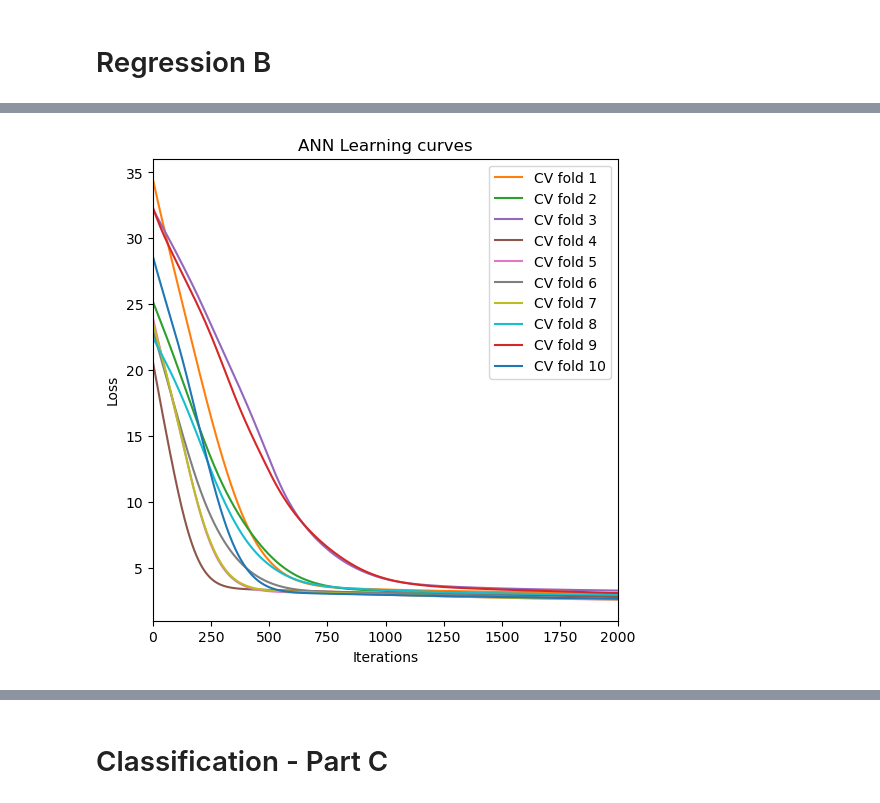
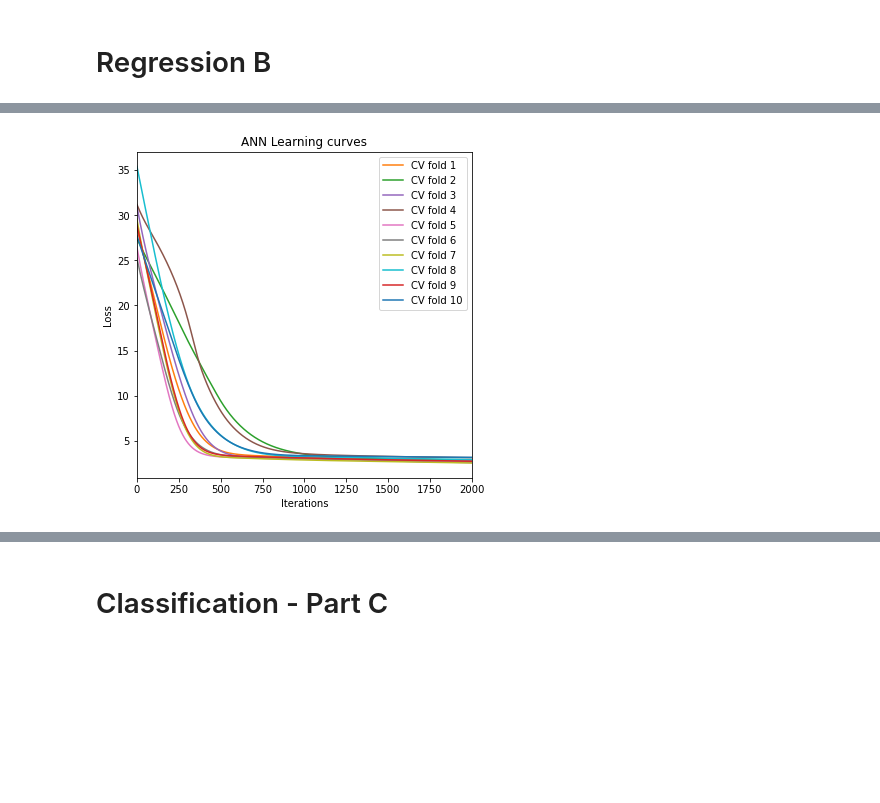
Before and after one commit to FrederikvSvane/Machine-Learning-Project1, a Jupyter notebook: Project2/main3.ipynb, the cells around one changed output, grey strips where cells are left out. Saved outputs shown, nothing was run; the diff lists cells and outputs as text; code cells hidden in the pictures; blank space fills up the shorter version.

```diff
--- a/Project2/main3.ipynb
+++ b/Project2/main3.ipynb
@@ -172,12 +166,7 @@ understanding of the problem?
 # %% [markdown]
 # Regression B
 # %%
-def find_optimal_lambda(X_train, y_train, lambdas, train_index_inner, test_index_inner):
-    X_train_inner = X_train[train_index_inner,:]
-    y_train_inner = y_train[train_index_inner]
-    X_test_inner = X_train[test_index_inner,:]
-    y_test_inner = y_train[test_index_inner]
-
+def find_optimal_lambda(X_train_inner, y_train_inner, X_test_inner, y_test_inner, lambdas):
     XtX_inner = X_train_inner.T @ X_train_inner
     Xty_inner = X_train_inner.T @ y_train_inner
 
@@ -195,11 +184,11 @@ def find_optimal_lambda(X_train, y_train, lambdas, train_index_inner, test_index
 
     return RLR_error
 # %%
-def find_optimal_hvalue(X_train, y_train, train_index_inner, test_index_inner, n_hidden_units, loss_fn, n_replicates, max_iter):
-    X_train_inner_tensor = torch.Tensor(X_train[train_index_inner,:] )
-    y_train_inner_tensor = torch.Tensor(y_train[train_index_inner] )
-    X_test_inner_tensor = torch.Tensor(X_train[test_index_inner,:] )
-    y_test_inner_tensor = torch.Tensor(y_train[test_index_inner] )
+def find_optimal_hvalue(X_train_inner, y_train_inner, X_test_inner, y_test_inner, n_hidden_units, loss_fn, n_replicates, max_iter):
+    X_train_inner_tensor = torch.Tensor(X_train_inner)
+    X_test_inner_tensor = torch.Tensor(X_test_inner)
+    y_train_inner_tensor = torch.Tensor(y_train_inner)
+    y_test_inner_tensor = torch.Tensor(y_test_inner)
 
     y_train_inner_tensor = y_train_inner_tensor.unsqueeze(1)
 
@@ -272,15 +260,6 @@ features = df.drop(columns=[target_variable]).columns
 # Prepare the feature matrix X and the target vector y
 X = df[features]
 y = df[target_variable].squeeze().values
-
-# We have used one-of-K coding for feature transformation by substituting famhist = present or absent by 1 or 0, respectively
-
-# Feature scaling so that each feature column has mean = 0 and standard deviation = 1
-scaler = StandardScaler()
-X_scaled = scaler.fit_transform(X)
-X_scaled_df = pd.DataFrame(X_scaled, columns=features)
-
-X = X_scaled_df
 
 # Attributes names:
 attributeNames = X.columns.values.tolist()
@@ -305,7 +284,7 @@ CV2 = model_selection.KFold(K2, shuffle=True)
 Error_test_baseline = np.empty((K1))
 
 # Values of lambda
-lambdas = np.power(10.,np.arange(-5,9,0.2))
+lambdas = np.power(10.,np.arange(-2,6,0.2))
 
 # Initialize variables RLR
 Error_train_rlr = np.empty((K1,1))
@@ -344,14 +323,10 @@ Outer_y_true = [0] * K1
 
 k1 = 0
 for train_index_outer, test_index_outer in CV1.split(X,y):
-
-    X_train = X[train_index_outer,:]
+    X_train = X[train_index_outer]
     y_train = y[train_index_outer]
-    X_test = X[test_index_outer,:]
+    X_test = X[test_index_outer]
     y_test = y[test_index_outer]
-
-    XtX = X_train.T @ X_train
-    Xty = X_train.T @ y_train
 
     # Baseline: use y train mean to predict y test
     y_train_mean = np.mean(y_train)
@@ -363,17 +338,29 @@ for train_index_outer, test_index_outer in CV1.split(X,y):
 
     k2 = 0
     for train_index_inner, test_index_inner in CV2.split(X_train,y_train):
-        print(f'################################{int((k1)*K1+(k2+1))}/{int(K1*K2)}###################################')
+        print(f'################################{int((k1)*K2+(k2+1))}/{int(K1*K2)}###################################')
         print('\nCrossvalidation fold: {0}/{1} outer {2}/{3} inner'.format(k1+1,K1,k2+1,K2))
+        X_train_inner = X_train[train_index_inner]
+        y_train_inner = y_train[train_index_inner]
+        X_test_inner = X_train[test_index_inner]
+        y_test_inner = y_train[test_index_inner]
+
+        mu = np.mean(X_train_inner[:, 1:], 0)
+        sigma = np.std(X_train_inner[:, 1:], 0)
+
+        X_train_inner[:, 1:] = (X_train_inner[:, 1:] - mu) / sigma
+        X_test_inner[:, 1:] = (X_test_inner[:, 1:] - mu) / sigma
 
         ### Find errors for all lambda values ###
-        RLR_models_error[k2] = find_optimal_lambda(X_train, y_train, lambdas, train_index_inner, test_index_inner)
+        RLR_models_error[k2] = find_optimal_lambda(X_train_inner, y_train_inner, X_test_inner, y_test_inner, lambdas)
 
         ### Find errors for all h values ###
-        ANN_models_error[k2] = find_optimal_hvalue(X_train, y_train, train_index_inner, test_index_inner, n_hidden_units, loss_fn, n_replicates, max_iter)
+        ANN_models_error[k2] = find_optimal_hvalue(X_train_inner, y_train_inner, X_test_inner, y_test_inner, n_hidden_units, loss_fn, n_replicates, max_iter)
 
         k2 += 1
 
+
+    # Outer fold
     # Find best lambda and h value for current outer fold by taking the mean of the inner folds for each lambda and h value
     best_lambda[k1] = lambdas[np.argmin(np.mean(RLR_models_error, axis=0))]
     best_h_ANN[k1] = n_hidden_units[np.argmin(np.mean(ANN_models_error, axis=0))]
@@ -381,7 +368,15 @@ for train_index_outer, test_index_outer in CV1.split(X,y):
     print('Best h value for ANN model is {0}'.format(best_h_ANN[k1]))
     print('Best lambda value for RLR model is {0}'.format(best_lambda[k1]))
 
-    # Outer fold
+    mu = np.mean(X_train[:, 1:], 0)
+    sigma = np.std(X_train[:, 1:], 0)
+
+    X_train[:, 1:] = (X_train[:, 1:] - mu) / sigma
+    X_test[:, 1:] = (X_test[:, 1:] - mu) / sigma
+
+    XtX = X_train.T @ X_train
+    Xty = X_train.T @ y_train
+
     # eval_optimal_hvalue
     ANN_overall_error[k1], ANN_y_test_est, learning_curve = eval_optimal_hvalue(X_train, y_train, X_test, y_test, loss_fn, n_replicates, max_iter, best_h_ANN[k1])
 
@@ -440,4 +435,4 @@ Training model for h_value = 1
-[figure, old version]
+[figure, new version]
 # %%
 print(resultsdf.to_latex(index=False))
 # %% [output]
```
Also changed, not shown: parts of 21 cells of this notebook.
